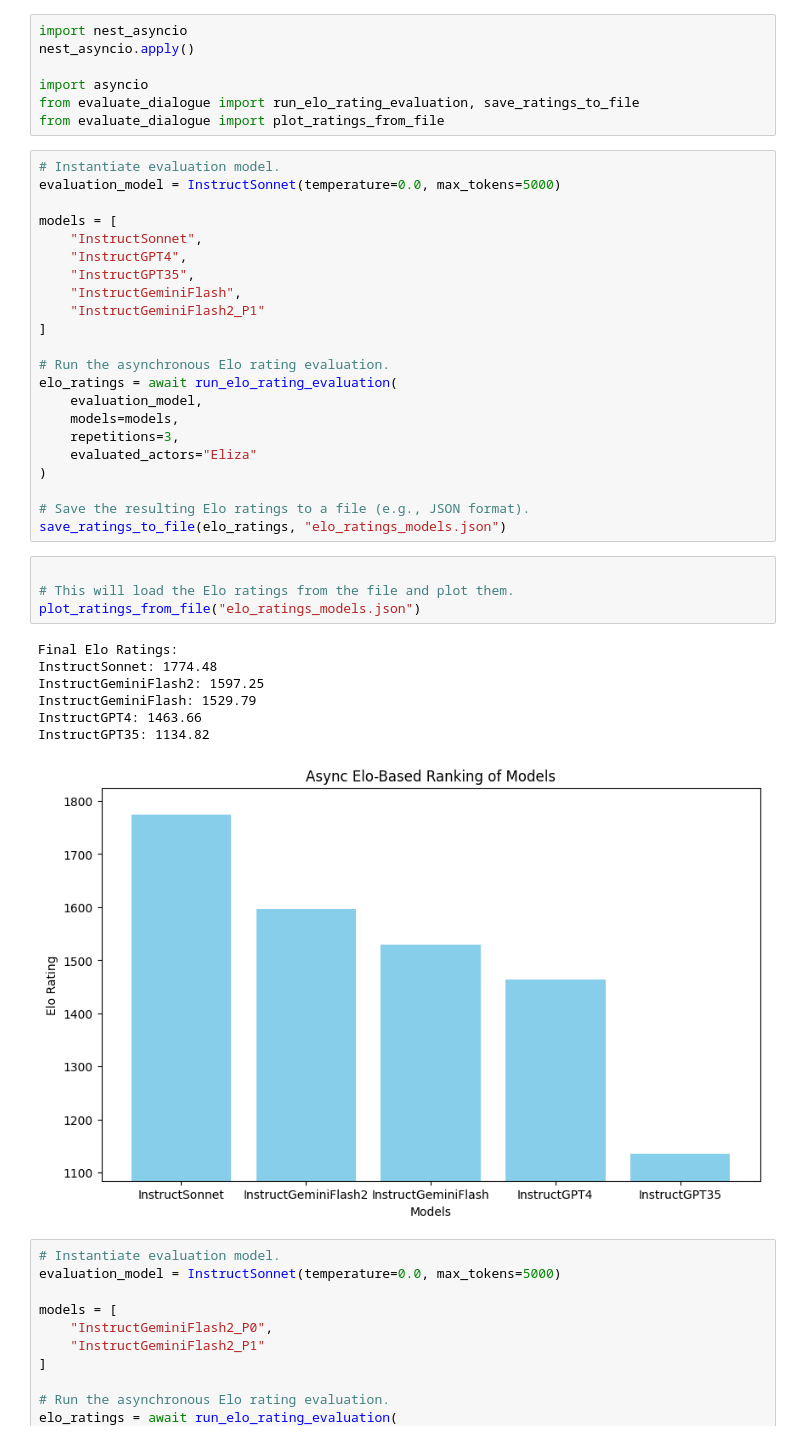
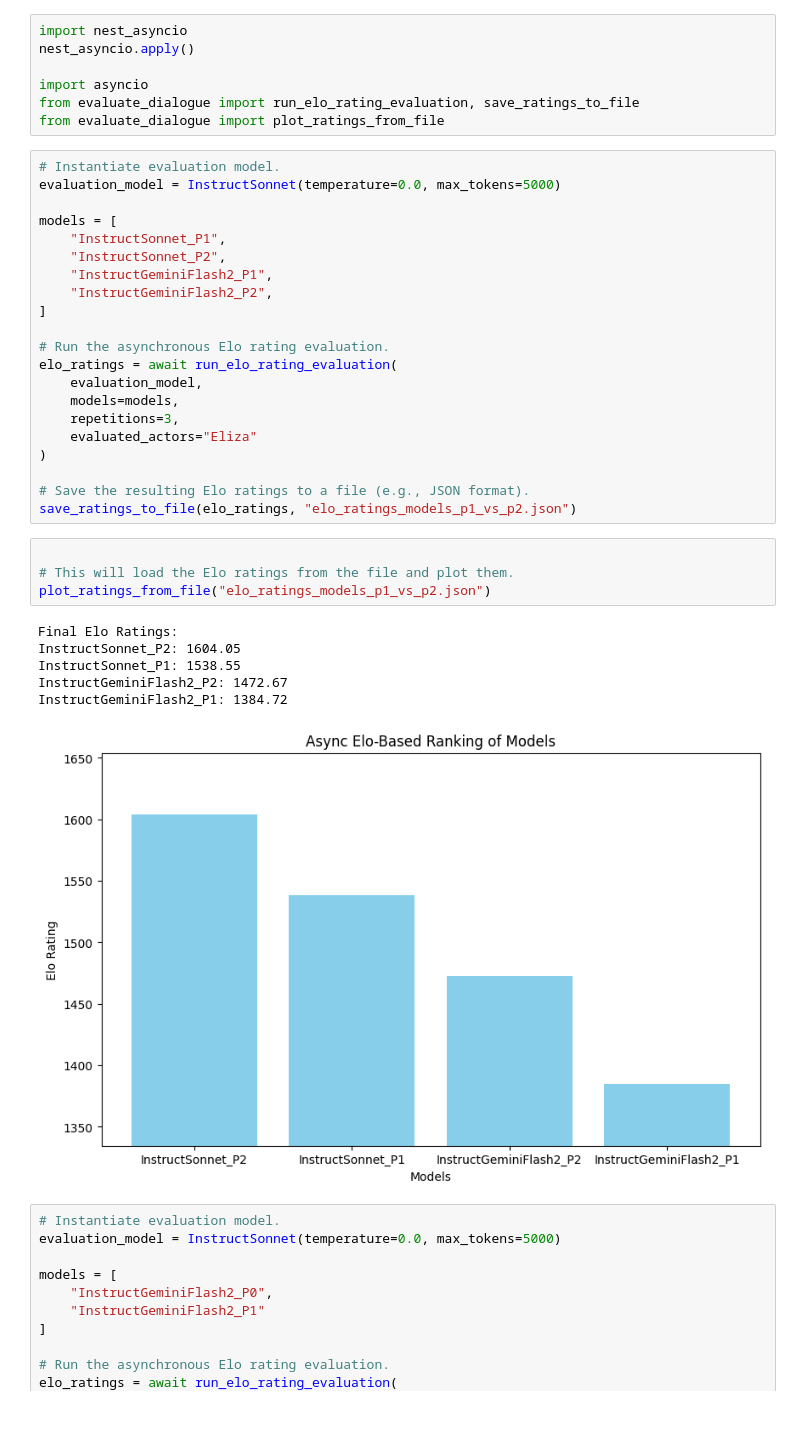
Before and after one commit to Johnny-Z13/digital-actors, a Jupyter notebook: qa_research/qa_analysis.ipynb, the cells around one changed output. Drawn from its saved outputs; the diff is of its cells as text.

```diff
--- a/qa_research/qa_analysis.ipynb
+++ b/qa_research/qa_analysis.ipynb
@@ -237,11 +210,10 @@ from evaluate_dialogue import plot_ratings_from_file
 evaluation_model = InstructSonnet(temperature=0.0, max_tokens=5000)
 
 models = [
-    "InstructSonnet",
-    "InstructGPT4",
-    "InstructGPT35",
-    "InstructGeminiFlash",
-    "InstructGeminiFlash2_P1"
+    "InstructSonnet_P1",
+    "InstructSonnet_P2",
+    "InstructGeminiFlash2_P1",
+    "InstructGeminiFlash2_P2",
 ]
 
 # Run the asynchronous Elo rating evaluation.
@@ -253,19 +225,18 @@ elo_ratings = await run_elo_rating_evaluation(
 )
 
 # Save the resulting Elo ratings to a file (e.g., JSON format).
-save_ratings_to_file(elo_ratings, "elo_ratings_models.json")
+save_ratings_to_file(elo_ratings, "elo_ratings_models_p1_vs_p2.json")
 # %%
 
 # This will load the Elo ratings from the file and plot them.
-plot_ratings_from_file("elo_ratings_models.json")
+plot_ratings_from_file("elo_ratings_models_p1_vs_p2.json")
 # %% [output]
 Final Elo Ratings:
-InstructSonnet: 1774.48
-InstructGeminiFlash2: 1597.25
-InstructGeminiFlash: 1529.79
-InstructGPT4: 1463.66
-InstructGPT35: 1134.82
+InstructSonnet_P2: 1604.05
+InstructSonnet_P1: 1538.55
+InstructGeminiFlash2_P2: 1472.67
+InstructGeminiFlash2_P1: 1384.72
-[figure, old version]
+[figure, new version]
 # %%
 # Instantiate evaluation model.
 evaluation_model = InstructSonnet(temperature=0.0, max_tokens=5000)
```
Also changed, not shown: parts of 4 cells of this notebook, 2 other files.
